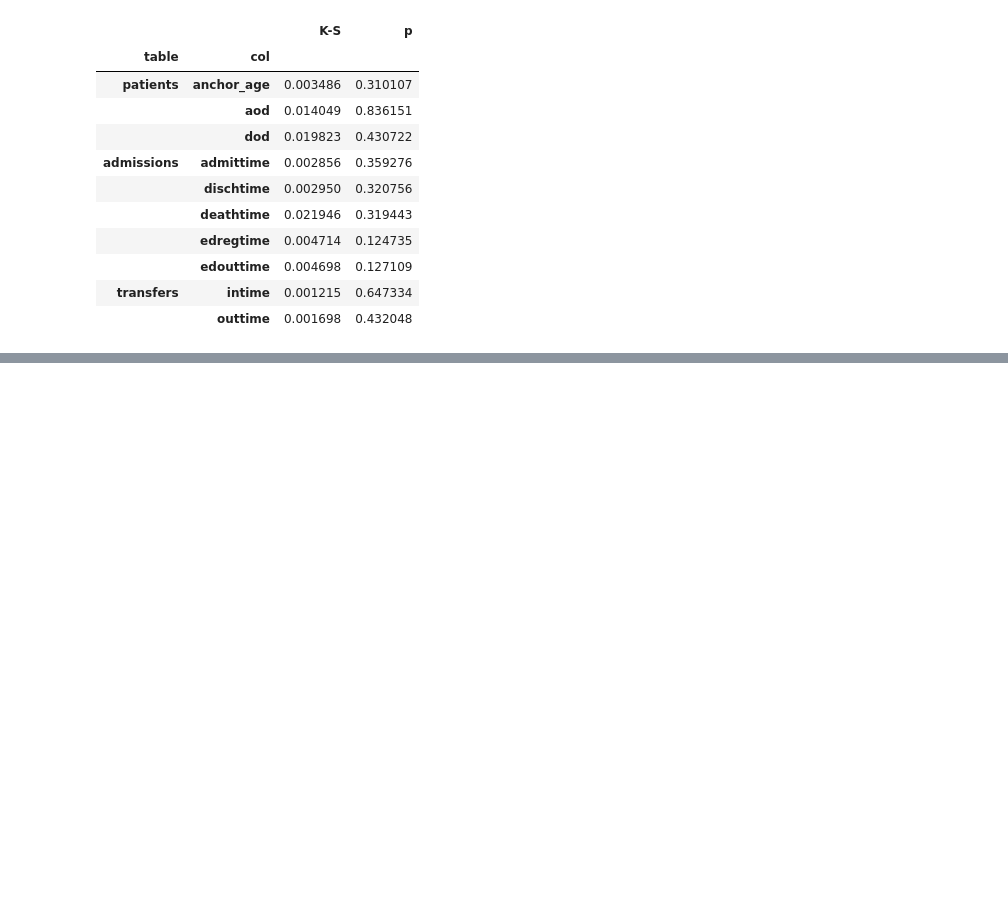
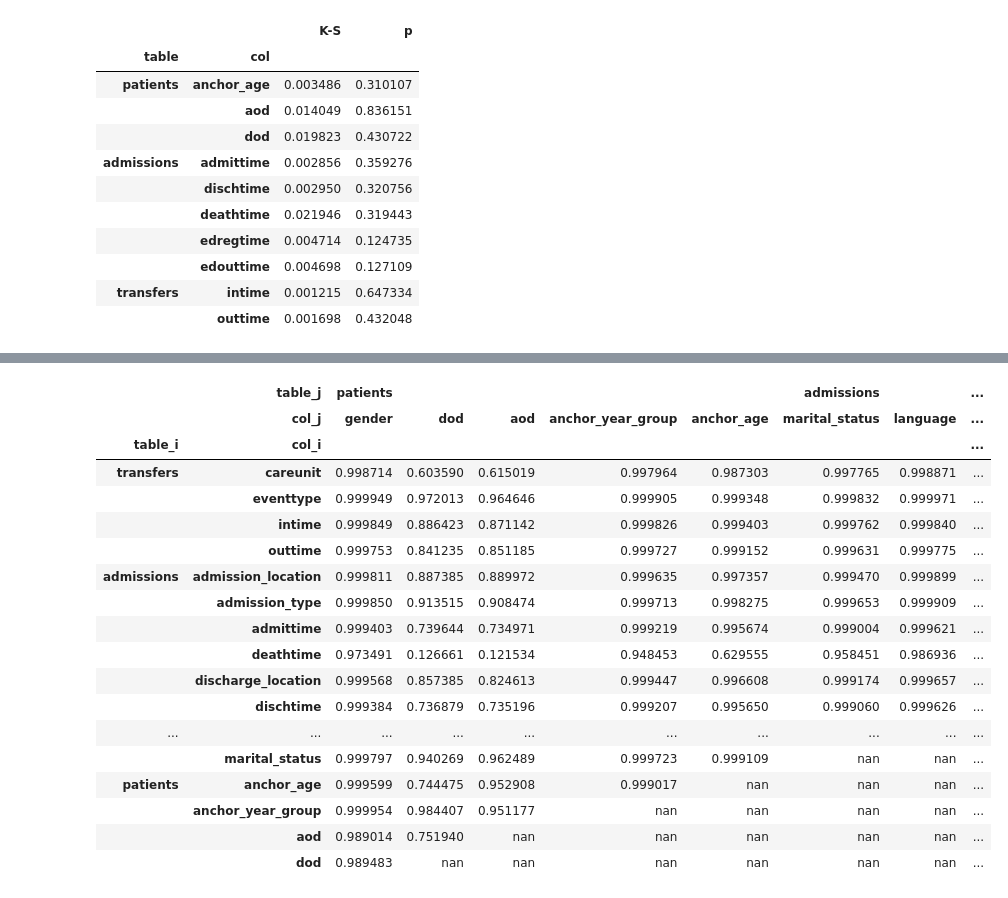
Before and after one commit to pasteur-dev/pasteur, a Jupyter notebook: notebooks/scratch.ipynb, the cells around one changed output, grey strips where cells are left out. Drawn from its saved outputs; the diff is of its cells as text; code cells hidden in the pictures; blank space fills up the shorter version.

```diff
--- a/notebooks/scratch.ipynb
+++ b/notebooks/scratch.ipynb
@@ -203,0 +318,22 @@ pt.style.background_gradient(axis=1).applymap(
+# %%
+mk_ks_plot()
+# %% [output]
+|  | table_j | patients |  |  |  |  | admissions |  | ... |
+|  | col_j | gender | dod | aod | anchor_year_group | anchor_age | marital_status | language | ... |
+| table_i | col_i |  |  |  |  |  |  |  | ... |
+| transfers | careunit | 0.998714 | 0.603590 | 0.615019 | 0.997964 | 0.987303 | 0.997765 | 0.998871 | ... |
+|  | eventtype | 0.999949 | 0.972013 | 0.964646 | 0.999905 | 0.999348 | 0.999832 | 0.999971 | ... |
+|  | intime | 0.999849 | 0.886423 | 0.871142 | 0.999826 | 0.999403 | 0.999762 | 0.999840 | ... |
+|  | outtime | 0.999753 | 0.841235 | 0.851185 | 0.999727 | 0.999152 | 0.999631 | 0.999775 | ... |
+| admissions | admission_location | 0.999811 | 0.887385 | 0.889972 | 0.999635 | 0.997357 | 0.999470 | 0.999899 | ... |
+|  | admission_type | 0.999850 | 0.913515 | 0.908474 | 0.999713 | 0.998275 | 0.999653 | 0.999909 | ... |
+|  | admittime | 0.999403 | 0.739644 | 0.734971 | 0.999219 | 0.995674 | 0.999004 | 0.999621 | ... |
+|  | deathtime | 0.973491 | 0.126661 | 0.121534 | 0.948453 | 0.629555 | 0.958451 | 0.986936 | ... |
+|  | discharge_location | 0.999568 | 0.857385 | 0.824613 | 0.999447 | 0.996608 | 0.999174 | 0.999657 | ... |
+|  | dischtime | 0.999384 | 0.736879 | 0.735196 | 0.999207 | 0.995650 | 0.999060 | 0.999626 | ... |
+| ... | ... | ... | ... | ... | ... | ... | ... | ... | ... |
+|  | marital_status | 0.999797 | 0.940269 | 0.962489 | 0.999723 | 0.999109 | nan | nan | ... |
+| patients | anchor_age | 0.999599 | 0.744475 | 0.952908 | 0.999017 | nan | nan | nan | ... |
+|  | anchor_year_group | 0.999954 | 0.984407 | 0.951177 | nan | nan | nan | nan | ... |
+|  | aod | 0.989014 | 0.751940 | nan | nan | nan | nan | nan | ... |
+|  | dod | 0.989483 | nan | nan | nan | nan | nan | nan | ... |
```
Also changed, not shown: parts of 9 cells of this notebook.
